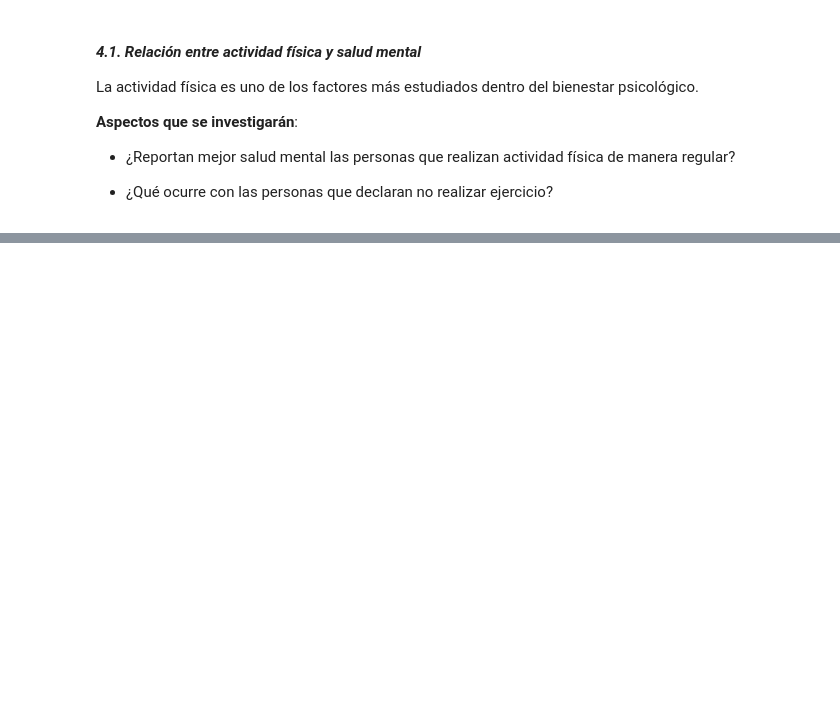
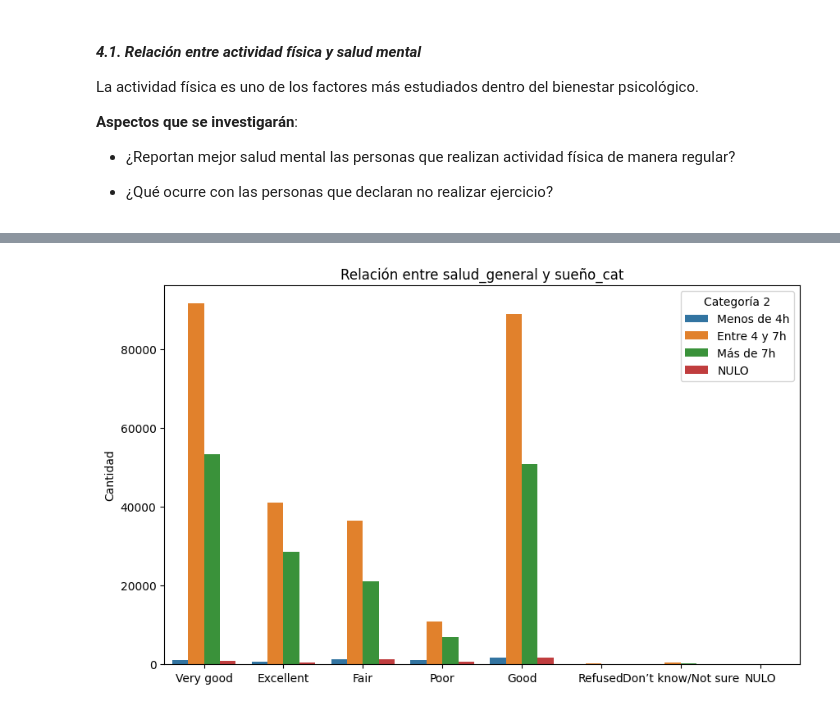
Before and after one commit to somm14/projects-evolve, a Jupyter notebook: EDA/notebooks/04_Visualizaciones_y_analisis.ipynb, the cells around one changed output, grey strips where cells are left out. Cells and saved outputs as stored; diff of their text form; code cells hidden in the pictures; blank space fills up the shorter version.

```diff
--- a/EDA/notebooks/04_Visualizaciones_y_analisis.ipynb
+++ b/EDA/notebooks/04_Visualizaciones_y_analisis.ipynb
@@ -123,0 +100,4 @@ plot_categorical_numerical_relationship(df, 'ejercicio', 'salud_mental_malos', s
+# %%
+plot_cartegoricas(df, 'salud_general', 'sueño_cat')
+# %% [output]
+[figure, added]
```
Also changed, not shown: parts of 10 cells of this notebook, 3 other files.
